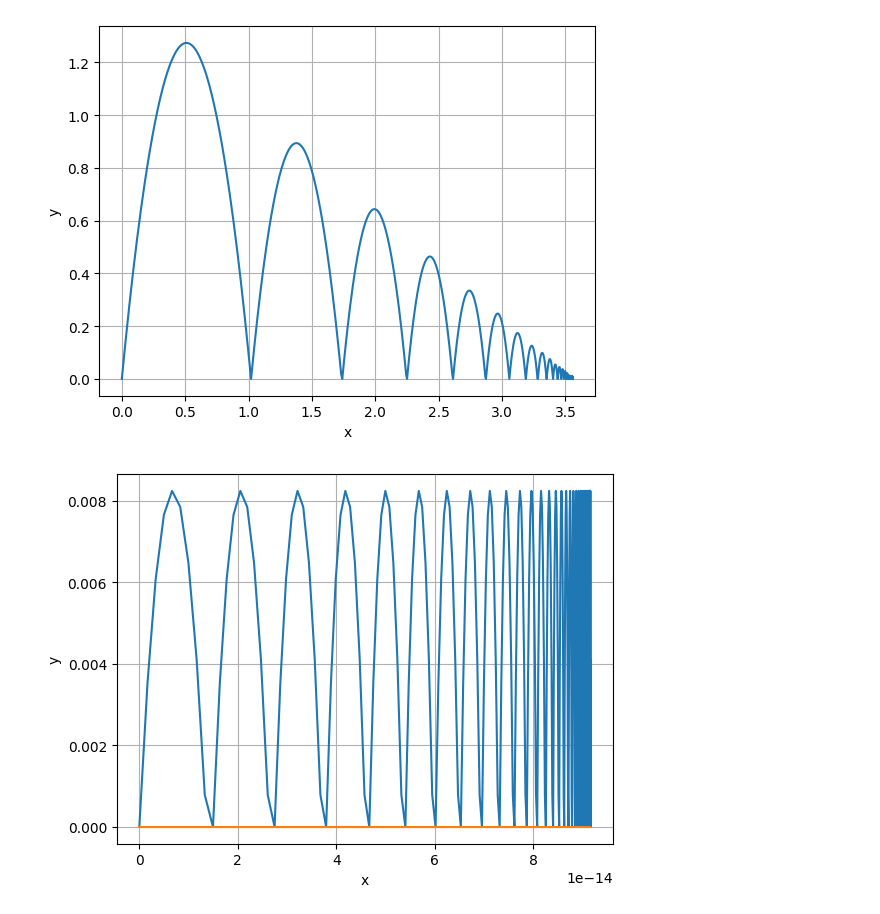
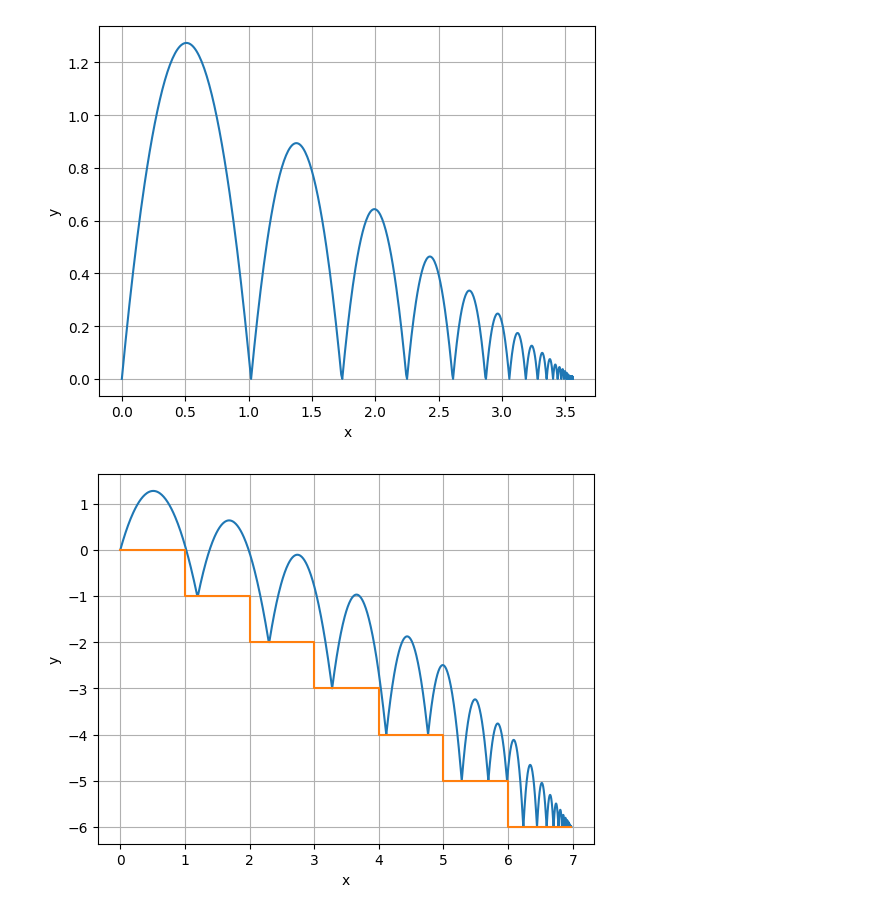
Before and after one commit to abgcw-dead/u-system-modeling, a Jupyter notebook: 4 Прыгающий мячик/BouncingBall.ipynb, the cells around one changed output. Drawn from its saved outputs; the diff is of its cells as text; code cells hidden in the pictures.

```diff
--- a/4 Прыгающий мячик/BouncingBall.ipynb
+++ b/4 Прыгающий мячик/BouncingBall.ipynb
@@ -2,8 +2,8 @@
 import matplotlib.pyplot as plt
 import math
 # %%
-vx = 1              # начальная горизонтальная скорость
-vy = 5              # начальная вертикальная скорость
+vx_init = 1              # начальная горизонтальная скорость
+vy_init = 5              # начальная вертикальная скорость
 coef = 0.7          # потеря энергии
 dt = 0.01           # шаг времени
 t_limit = 20        # лимит времени
@@ -14,6 +14,8 @@ x_init = 0          # начальное положение мяча
 y_init = 0          # начальное положение мяча
 g = 9.81            # ускорение свободного падения
 # %%
+vx = vx_init
+vy = vy_init
 x0 = x_init         # коорд. при соприкосновении с поверхностью
 t = 0               # начальное время
 bt = 0              # время с момента соприкосновения
@@ -46,6 +48,8 @@ plt.show()
 # %% [output]
 [figure]
 # %%
+vx = vx_init
+vy = vy_init
 x0 = x_init         # коорд. при соприкосновении с поверхностью
 y0 = y_init         # коорд. при соприкосновении с поверхностью
 t = 0               # начальное время
@@ -62,31 +66,31 @@ while t < t_limit:
     if y < floor:
         x0 = x
         y0 = floor
         y = floor  # чтобы мяч не проваливался под ступеньку
         vx *= math.sqrt(coef)
         vy = -math.sqrt(coef) * (vy - g * bt)
         bt = 0
 
     t += dt
     bt += dt
 
     x_list.append(x)
     y_list.append(y)
 
 # для визуализации лестницы
 stairs_n = int(x / stair_length) + 1
 stairs_x = [x_init, stair_length]
 stairs_y = [y_init, y_init]
 for i in range(1, stairs_n):
     stairs_x += [i * stair_length, (i + 1) * stair_length]
     stairs_y += [y_init - i * stair_height, y_init - i * stair_height]
 stairs_x[-1] = x
 
 plt.plot(x_list, y_list)
 plt.plot(stairs_x, stairs_y)
 plt.grid()
 plt.xlabel('x')
 plt.ylabel('y')
 plt.show()
 # %% [output]
-[figure, old version]
+[figure, new version]
```
